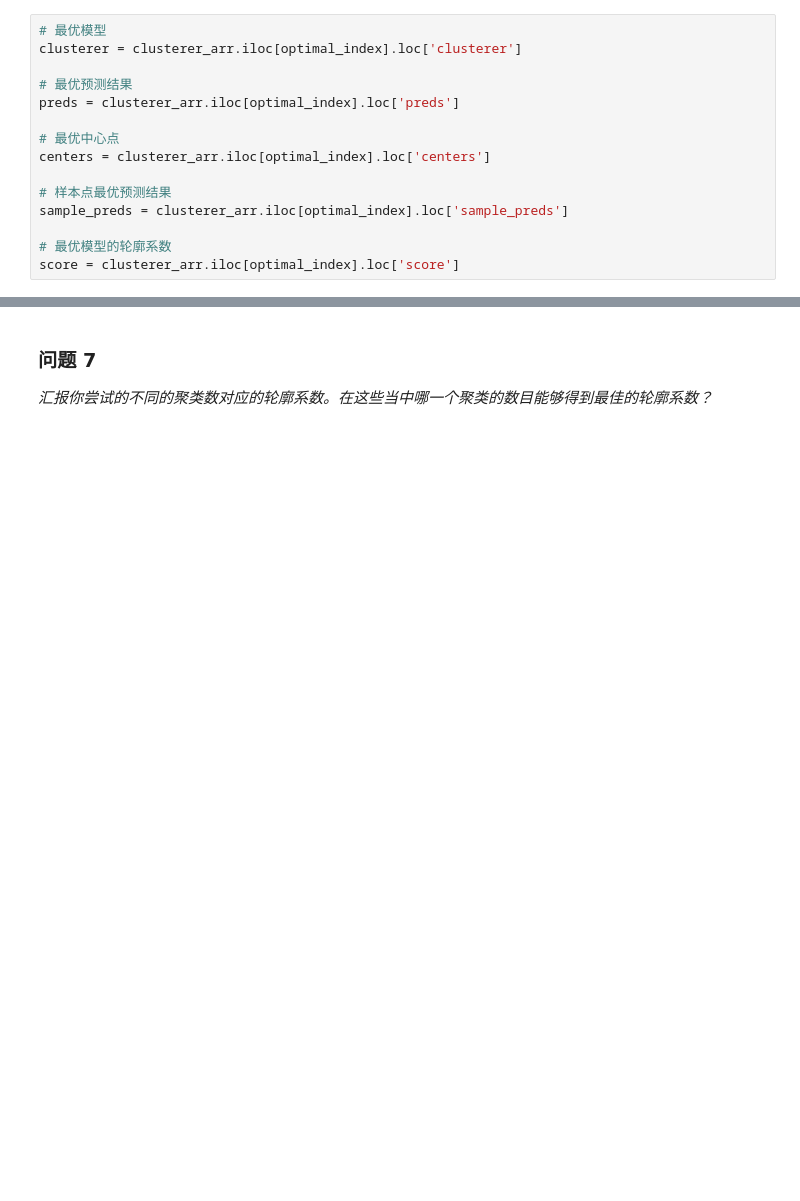
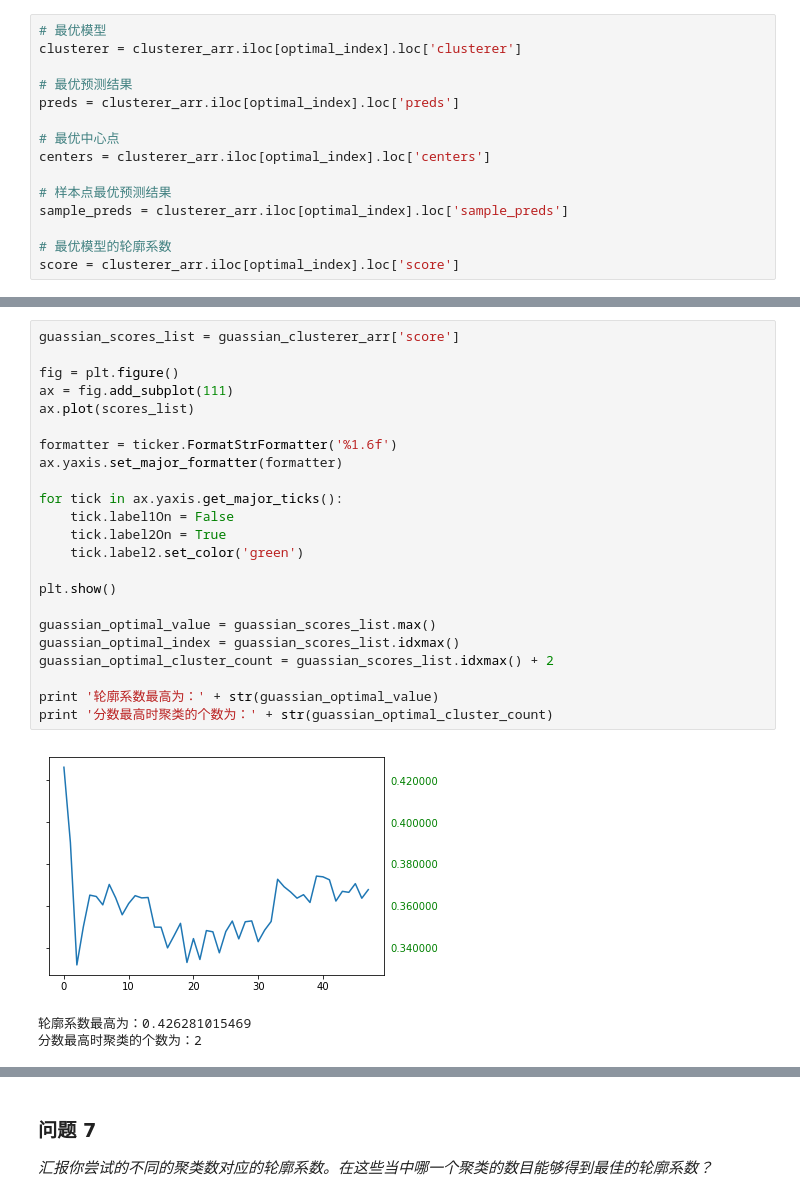
Before and after one commit to StevenHGuo/Unsupervised-Learning, a Jupyter notebook: creating_customer_segments/customer_segments.ipynb, the cells around one changed output, grey strips where cells are left out. Drawn from its saved outputs; the diff is of its cells as text; blank space fills up the shorter version.

```diff
--- a/creating_customer_segments/customer_segments.ipynb
+++ b/creating_customer_segments/customer_segments.ipynb
@@ -561,0 +616,27 @@ score = clusterer_arr.iloc[optimal_index].loc['score']
+# %%
+guassian_scores_list = guassian_clusterer_arr['score']
+
+fig = plt.figure()
+ax = fig.add_subplot(111)
+ax.plot(scores_list)
+
+formatter = ticker.FormatStrFormatter('%1.6f')
+ax.yaxis.set_major_formatter(formatter)
+
+for tick in ax.yaxis.get_major_ticks():
+    tick.label1On = False
+    tick.label2On = True
+    tick.label2.set_color('green')
+
+plt.show()
+
+guassian_optimal_value = guassian_scores_list.max()
+guassian_optimal_index = guassian_scores_list.idxmax()
+guassian_optimal_cluster_count = guassian_scores_list.idxmax() + 2
+
+print '轮廓系数最高为：' + str(guassian_optimal_value)
+print '分数最高时聚类的个数为：' + str(guassian_optimal_cluster_count)
+# %% [output]
+[figure, added]
+轮廓系数最高为：0.426281015469
+分数最高时聚类的个数为：2
```
Also changed, not shown: parts of 17 cells of this notebook, 1 other file.
